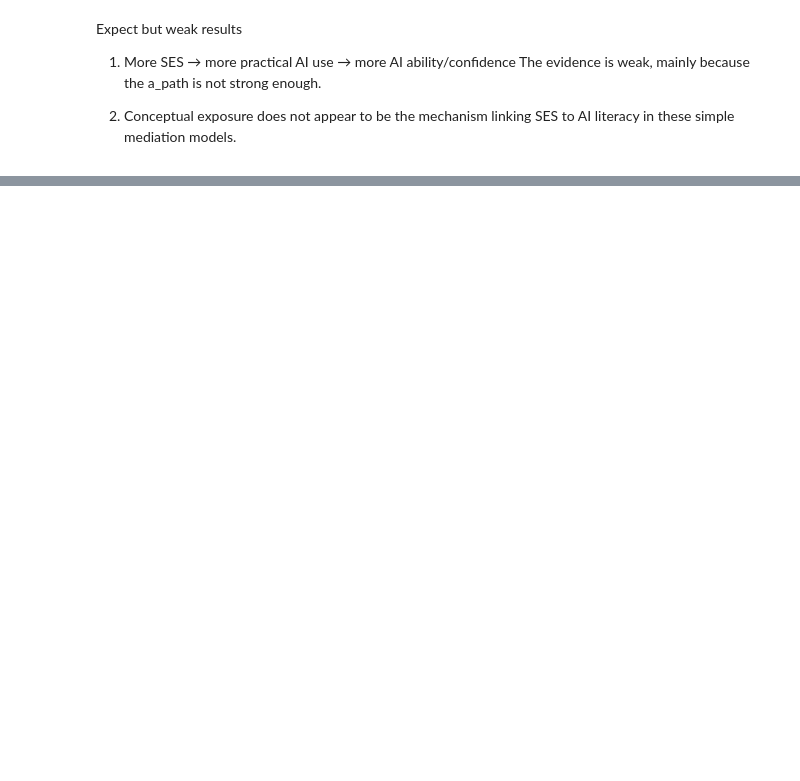
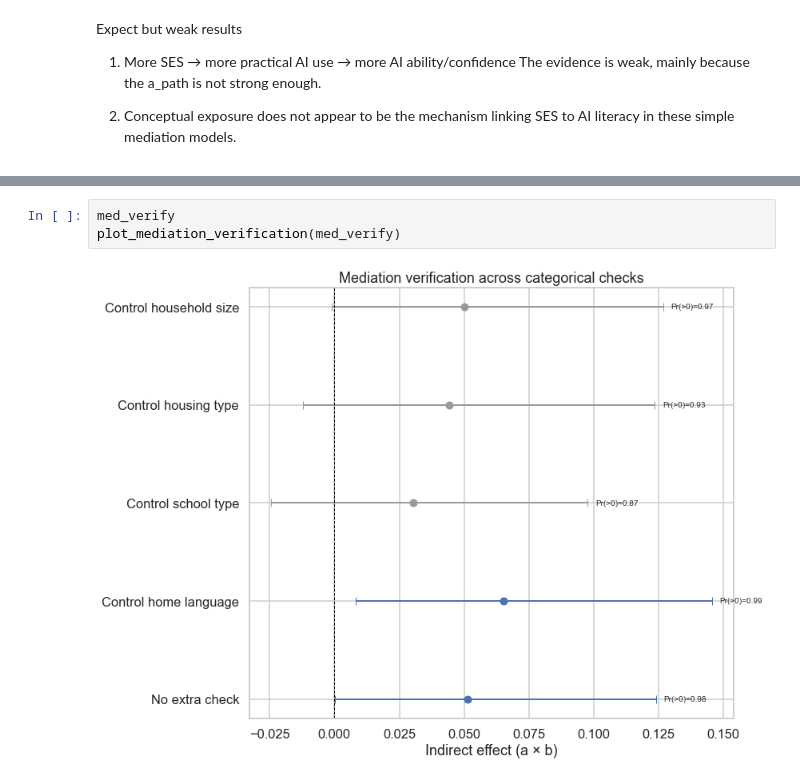
Before and after one commit to garcia-ho/1st_analysis, a Jupyter notebook: Phase1_analysis.ipynb, the cells around one changed output, grey strips where cells are left out. Saved outputs shown, nothing was run; the diff lists cells and outputs as text; blank space fills up the shorter version.

```diff
--- a/Phase1_analysis.ipynb
+++ b/Phase1_analysis.ipynb
@@ -422,0 +474,5 @@ The evidence is weak, mainly because the a_path is not strong enough.
+# %%
+med_verify
+plot_mediation_verification(med_verify)
+# %% [output]
+[figure, added]
```
Also changed, not shown: parts of 10 cells of this notebook, 2 other files.
